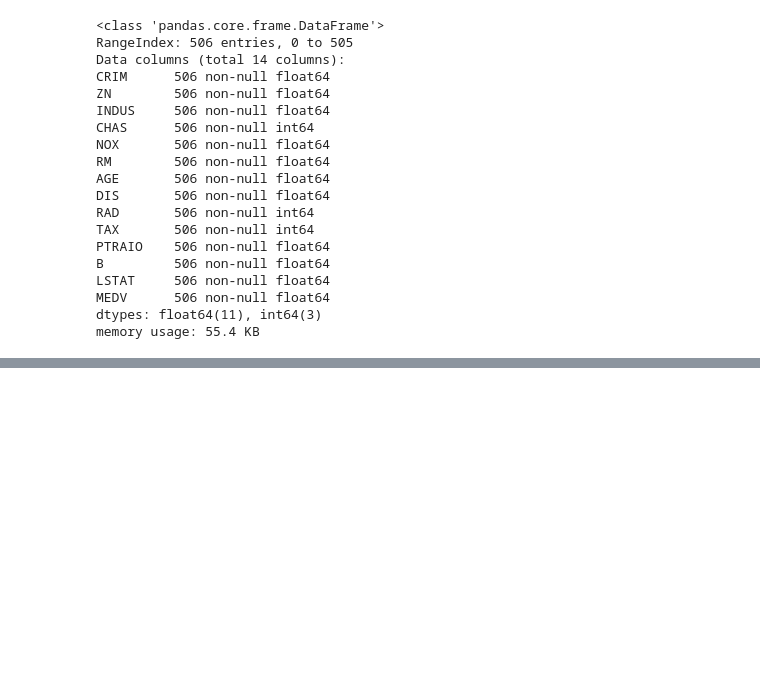
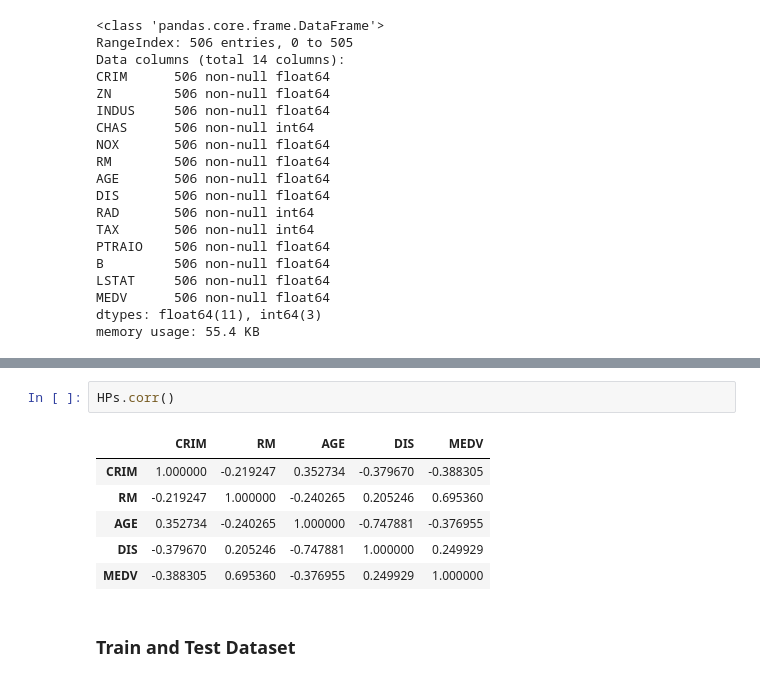
Before and after one commit to mesmalif/Predictive-Modelling-and-Data-Mining, a Jupyter notebook: W3_Regression.ipynb, the cells around one changed output, grey strips where cells are left out. Cells and saved outputs as stored; diff of their text form; blank space fills up the shorter version.

```diff
--- a/W3_Regression.ipynb
+++ b/W3_Regression.ipynb
@@ -73,0 +79,11 @@ plt.show()
+# %%
+HPs.corr()
+# %% [output]
+|  | CRIM | RM | AGE | DIS | MEDV |
+| CRIM | 1.000000 | -0.219247 | 0.352734 | -0.379670 | -0.388305 |
+| RM | -0.219247 | 1.000000 | -0.240265 | 0.205246 | 0.695360 |
+| AGE | 0.352734 | -0.240265 | 1.000000 | -0.747881 | -0.376955 |
+| DIS | -0.379670 | 0.205246 | -0.747881 | 1.000000 | 0.249929 |
+| MEDV | -0.388305 | 0.695360 | -0.376955 | 0.249929 | 1.000000 |
+# %% [markdown]
+### Train and Test Dataset
```
Also changed, not shown: parts of 11 cells of this notebook.
